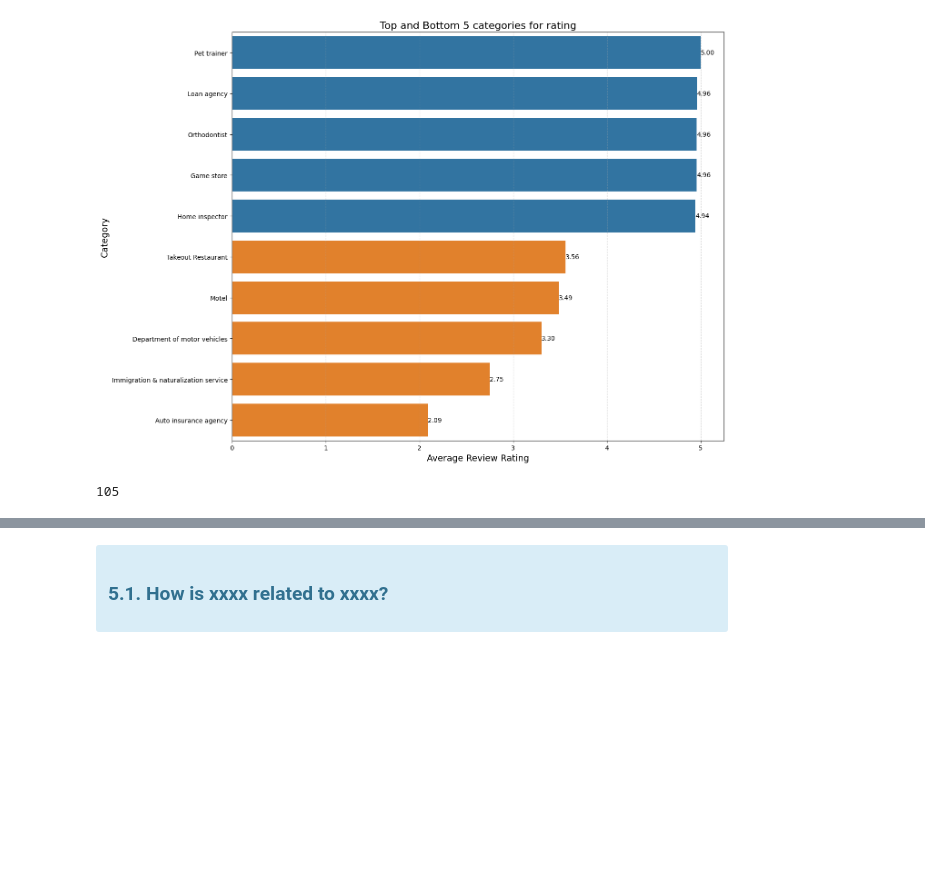
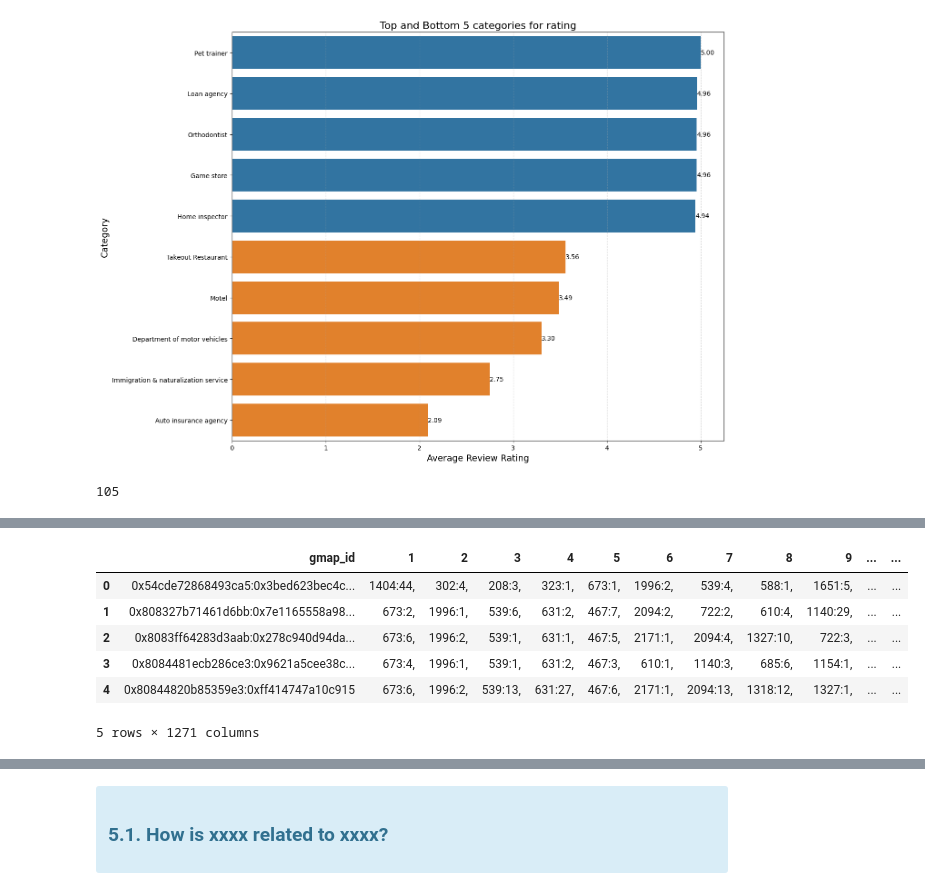
Before and after one commit to felix553/FIT5198-Assignment-1-, a Jupyter notebook: notebook_templates/task3_xxxxxxx.ipynb, the cells around one changed output, grey strips where cells are left out. Drawn from its saved outputs; the diff is of its cells as text; code cells hidden in the pictures; blank space fills up the shorter version.

```diff
--- a/notebook_templates/task3_xxxxxxx.ipynb
+++ b/notebook_templates/task3_xxxxxxx.ipynb
@@ -723,0 +748,22 @@ len(merged_df['transformed_category'].unique())
+# %%
+aggregated_review_df = review_df.groupby('gmap_id').agg(
+    review_count=('gmap_id', 'size'),
+    user_count = ('user_id', 'size'),
+    time_count = ('time', 'median'),
+    avg_rating = ('review_rating', 'mean'),
+    review_text_count=('review_text', lambda x: (x != 'none').sum()),
+    pic_count = ('if_pic', lambda x: (x == 'Y').sum()),
+    response_count=('if_response', lambda x: (x == 'Y').sum()),
+
+)
+
+# Convert the read lines into a DataFrame
+countvec_test_df = pd.DataFrame([line.strip().split() for line in countvec_test_data])
+countvec_test_df.rename(columns ={0: 'gmap_id'}, inplace=True)
+
+# Read the test_vocab.txt file
+test_vocab_df = pd.read_csv('test_vocab.txt', delimiter=':', header=None, names=['word', 'index'])
+
+# Display the first few rows of each DataFrame to verify
+print(countvec_test_df.head())
+print(test_vocab_df.head())
@@ -723,0 +790,11 @@ len(merged_df['transformed_category'].unique())
+# %%
+combined_vec_df = pd.merge(countvec_test_df, aggregated_review_df, on='gmap_id', how='left')
+combined_vec_df.head()
+# %% [output]
+|  | gmap_id | 1 | 2 | 3 | 4 | 5 | 6 | 7 | 8 | 9 | ... | ... |
+| 0 | 0x54cde72868493ca5:0x3bed623bec4c... | 1404:44, | 302:4, | 208:3, | 323:1, | 673:1, | 1996:2, | 539:4, | 588:1, | 1651:5, | ... | ... |
+| 1 | 0x808327b71461d6bb:0x7e1165558a98... | 673:2, | 1996:1, | 539:6, | 631:2, | 467:7, | 2094:2, | 722:2, | 610:4, | 1140:29, | ... | ... |
+| 2 | 0x8083ff64283d3aab:0x278c940d94da... | 673:6, | 1996:2, | 539:1, | 631:1, | 467:5, | 2171:1, | 2094:4, | 1327:10, | 722:3, | ... | ... |
+| 3 | 0x8084481ecb286ce3:0x9621a5cee38c... | 673:4, | 1996:1, | 539:1, | 631:2, | 467:3, | 610:1, | 1140:3, | 685:6, | 1154:1, | ... | ... |
+| 4 | 0x80844820b85359e3:0xff414747a10c915 | 673:6, | 1996:2, | 539:13, | 631:27, | 467:6, | 2171:1, | 2094:13, | 1318:12, | 1327:1, | ... | ... |
+5 rows × 1271 columns
```
Also changed, not shown: parts of 18 cells of this notebook, 7 other files.
